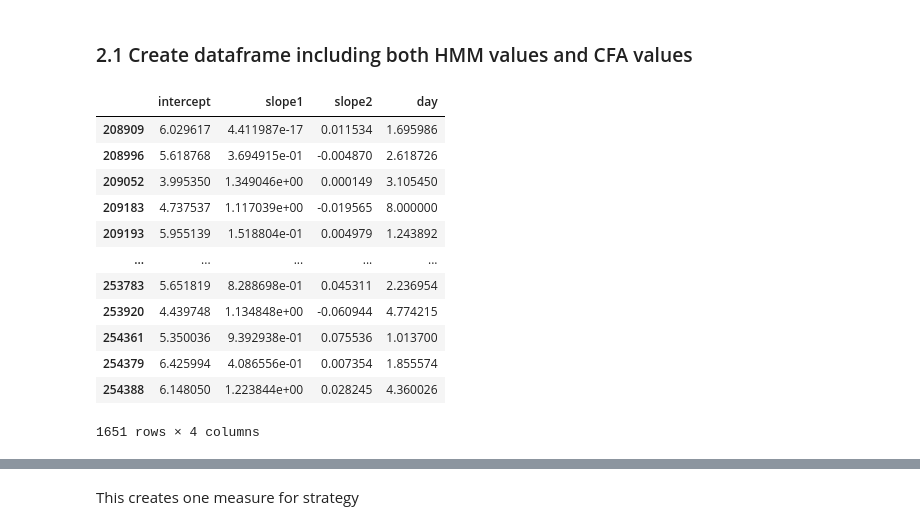
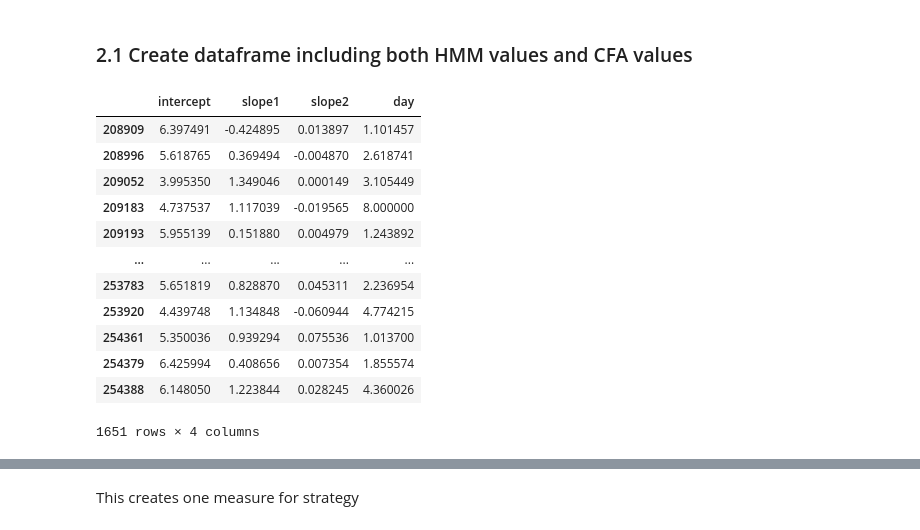
Before and after one commit to juliaericson/Working-Memory-Training-Learning-Curves, a Jupyter notebook: HMM CogMed Linear Version Final.ipynb, the cells around one changed output, grey strips where cells are left out. Saved outputs shown, nothing was run; the diff lists cells and outputs as text; code cells hidden in the pictures.

```diff
--- a/HMM CogMed Linear Version Final.ipynb
+++ b/HMM CogMed Linear Version Final.ipynb
@@ -336,20 +337,20 @@ results_df.to_csv('data/HMM_slopes_linear2.csv')
 # %% [markdown]
 ### 2.1 Create dataframe including both HMM values and CFA values
 # %%
-results_df = pd.read_csv('data/HMM_slopes_linear2.csv', index_col=0)
+results_df = pd.read_csv('HMM_slopes_linear.csv', index_col=0)
 results_df
 # %% [output]
 |  | intercept | slope1 | slope2 | day |
-| 208909 | 6.029617 | 4.411987e-17 | 0.011534 | 1.695986 |
-| 208996 | 5.618768 | 3.694915e-01 | -0.004870 | 2.618726 |
-| 209052 | 3.995350 | 1.349046e+00 | 0.000149 | 3.105450 |
-| 209183 | 4.737537 | 1.117039e+00 | -0.019565 | 8.000000 |
-| 209193 | 5.955139 | 1.518804e-01 | 0.004979 | 1.243892 |
+| 208909 | 6.397491 | -0.424895 | 0.013897 | 1.101457 |
+| 208996 | 5.618765 | 0.369494 | -0.004870 | 2.618741 |
+| 209052 | 3.995350 | 1.349046 | 0.000149 | 3.105449 |
+| 209183 | 4.737537 | 1.117039 | -0.019565 | 8.000000 |
+| 209193 | 5.955139 | 0.151880 | 0.004979 | 1.243892 |
 | ... | ... | ... | ... | ... |
-| 253783 | 5.651819 | 8.288698e-01 | 0.045311 | 2.236954 |
-| 253920 | 4.439748 | 1.134848e+00 | -0.060944 | 4.774215 |
-| 254361 | 5.350036 | 9.392938e-01 | 0.075536 | 1.013700 |
-| 254379 | 6.425994 | 4.086556e-01 | 0.007354 | 1.855574 |
-| 254388 | 6.148050 | 1.223844e+00 | 0.028245 | 4.360026 |
+| 253783 | 5.651819 | 0.828870 | 0.045311 | 2.236954 |
+| 253920 | 4.439748 | 1.134848 | -0.060944 | 4.774215 |
+| 254361 | 5.350036 | 0.939294 | 0.075536 | 1.013700 |
+| 254379 | 6.425994 | 0.408656 | 0.007354 | 1.855574 |
+| 254388 | 6.148050 | 1.223844 | 0.028245 | 4.360026 |
 1651 rows × 4 columns
 # %%
```
Also changed, not shown: parts of 17 cells of this notebook, 8 other files.
